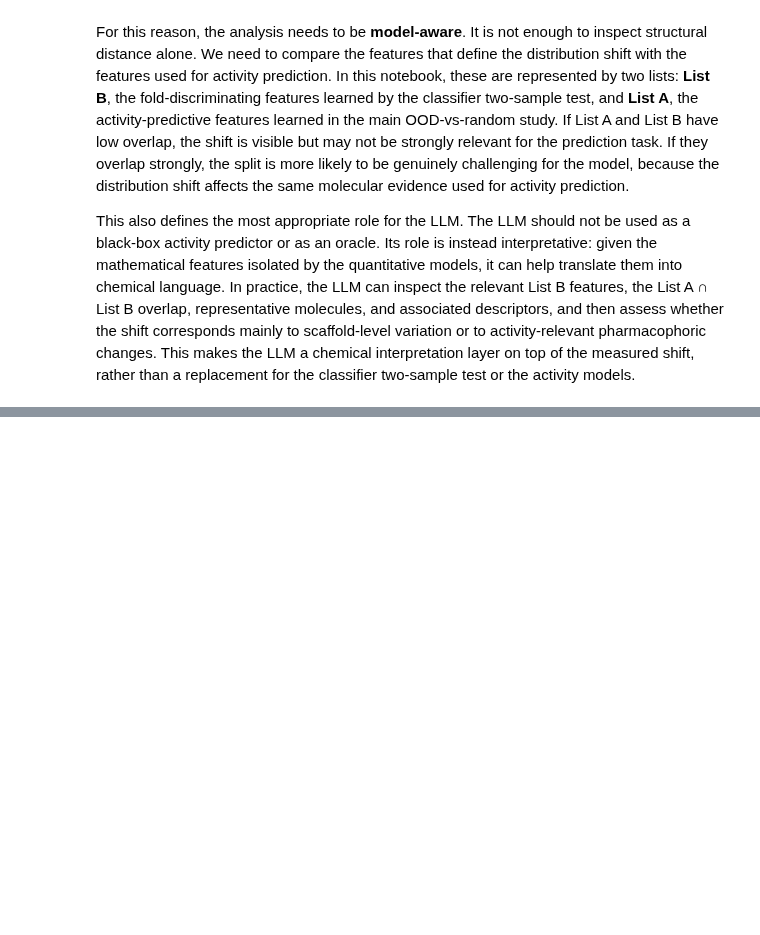
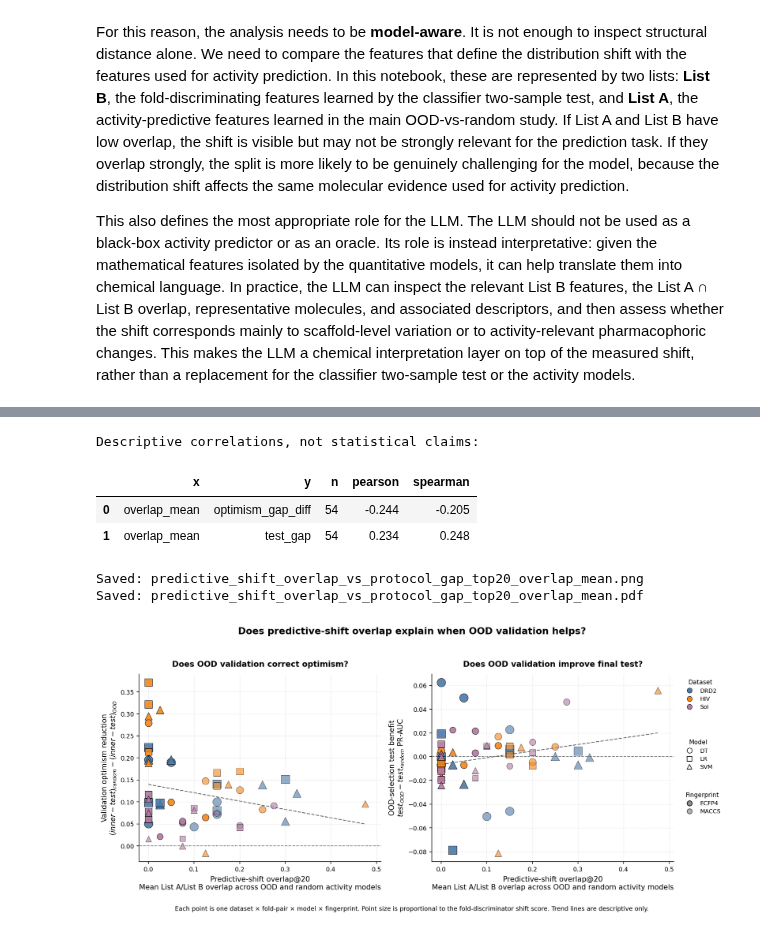
Before and after one commit to francescocapria/drug-discovery-lohi, a Jupyter notebook: notebooks/distribution_shift_analysis/classifier_shift_test_all_hi.ipynb, the cells around one changed output, grey strips where cells are left out. Drawn from its saved outputs; the diff is of its cells as text; code cells hidden in the pictures; blank space fills up the shorter version.

```diff
--- a/notebooks/distribution_shift_analysis/classifier_shift_test_all_hi.ipynb
+++ b/notebooks/distribution_shift_analysis/classifier_shift_test_all_hi.ipynb
@@ -2346,0 +3146,13 @@ This also defines the most appropriate role for the LLM. The LLM should not be u
+# %%
+corr_overlap_mean = plot_predictive_shift_overlap_vs_protocol_gap(
+    df_predictive_shift,
+    x_col="overlap_mean",
+)
+# %% [output]
+Descriptive correlations, not statistical claims:
+|  | x | y | n | pearson | spearman |
+| 0 | overlap_mean | optimism_gap_diff | 54 | -0.244 | -0.205 |
+| 1 | overlap_mean | test_gap | 54 | 0.234 | 0.248 |
+Saved: predictive_shift_overlap_vs_protocol_gap_top20_overlap_mean.png
+Saved: predictive_shift_overlap_vs_protocol_gap_top20_overlap_mean.pdf
+[figure, added]
```
Also changed, not shown: parts of 23 cells of this notebook, 1 other file.
